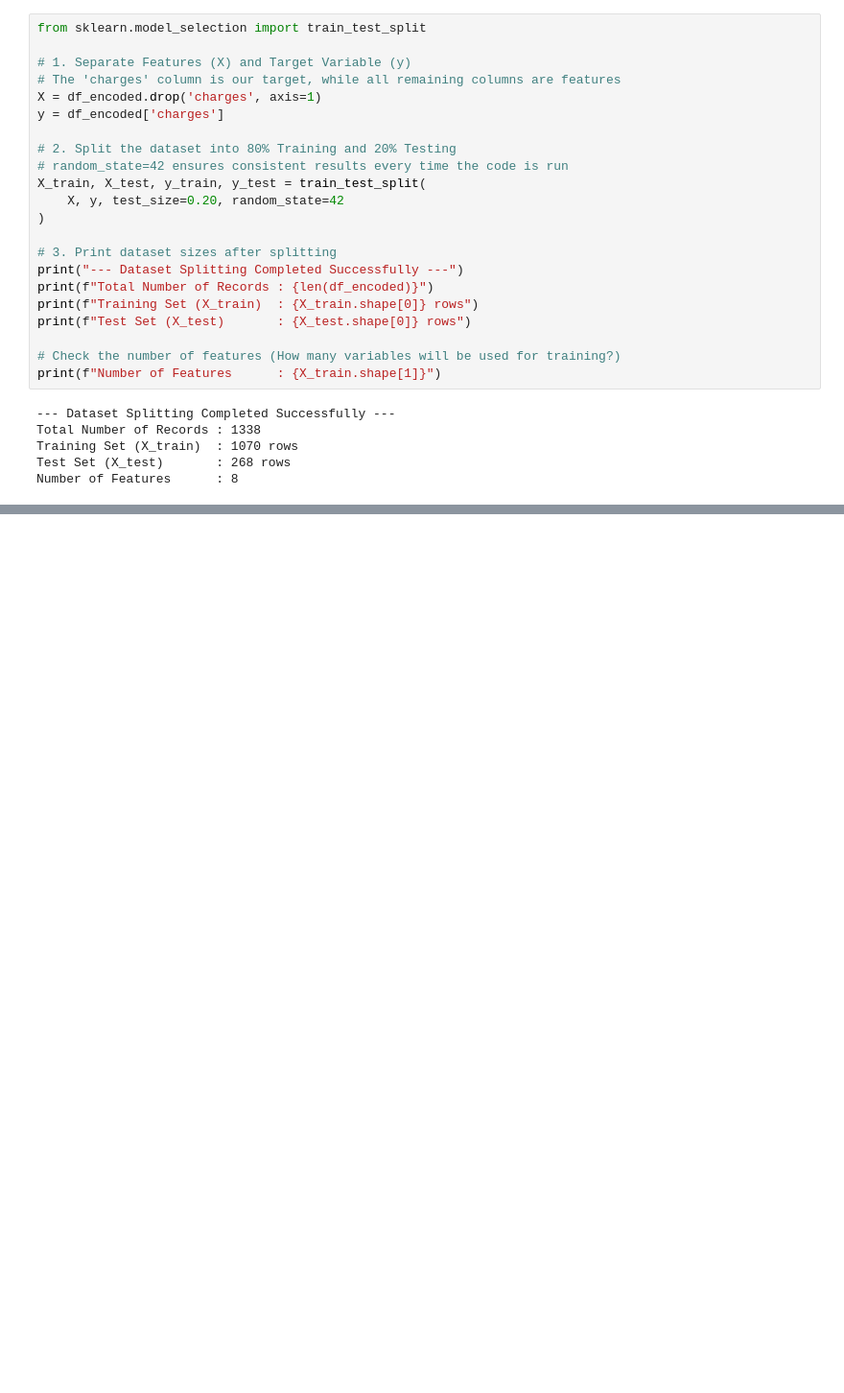
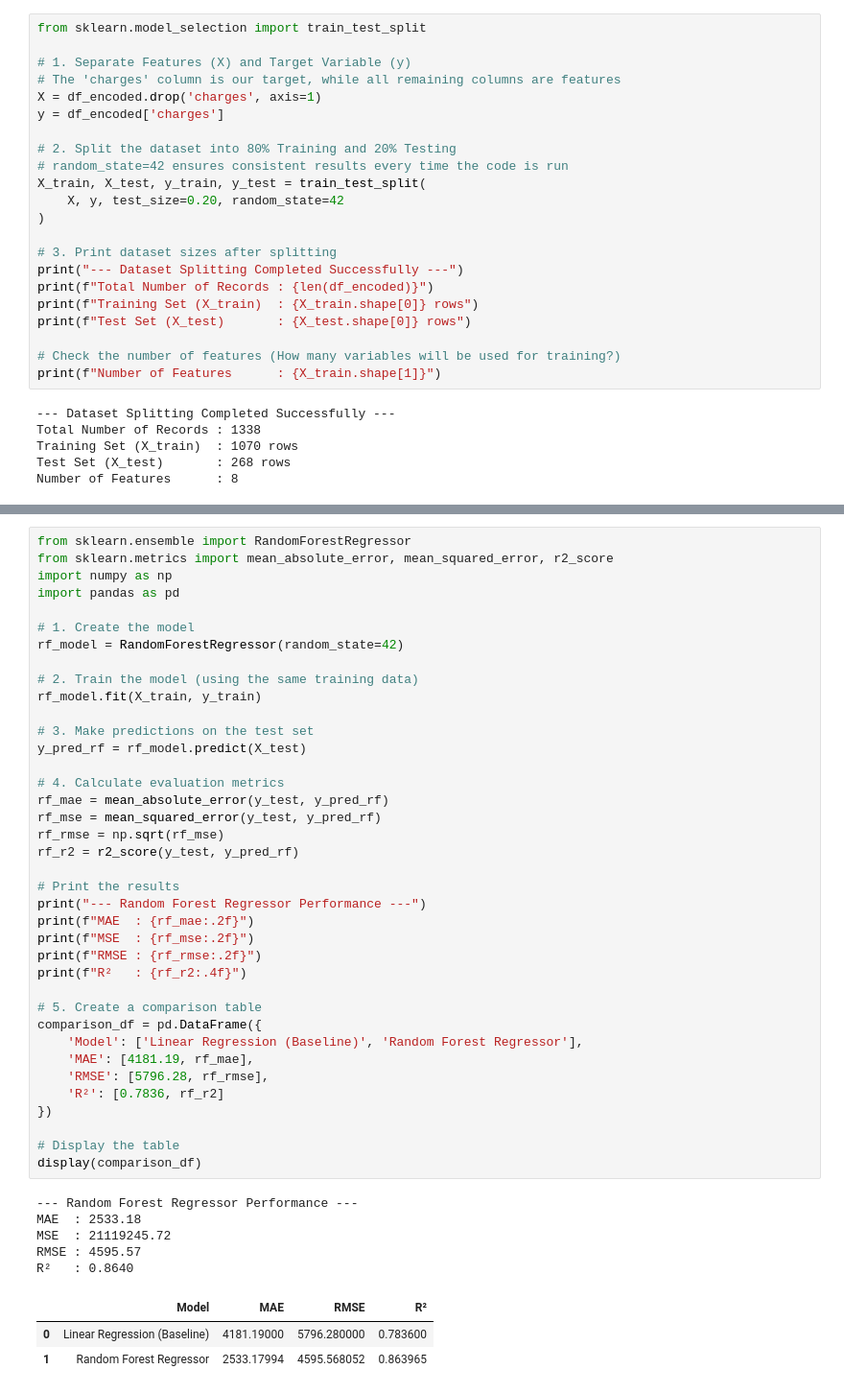
Before and after one commit to amineacar/Insurance-Cost-Estimate, a Jupyter notebook: notebooks/exploratory_analysis.ipynb, the cells around one changed output, grey strips where cells are left out. Shown at 96% size. Cells and saved outputs as stored; diff of their text form; blank space fills up the shorter version.

```diff
--- a/notebooks/exploratory_analysis.ipynb
+++ b/notebooks/exploratory_analysis.ipynb
@@ -363,0 +422,47 @@ NameError: name 'X_train' is not defined
+# %%
+from sklearn.ensemble import RandomForestRegressor
+from sklearn.metrics import mean_absolute_error, mean_squared_error, r2_score
+import numpy as np
+import pandas as pd
+
+# 1. Create the model
+rf_model = RandomForestRegressor(random_state=42)
+
+# 2. Train the model (using the same training data)
+rf_model.fit(X_train, y_train)
+
+# 3. Make predictions on the test set
+y_pred_rf = rf_model.predict(X_test)
+
+# 4. Calculate evaluation metrics
+rf_mae = mean_absolute_error(y_test, y_pred_rf)
+rf_mse = mean_squared_error(y_test, y_pred_rf)
+rf_rmse = np.sqrt(rf_mse)
+rf_r2 = r2_score(y_test, y_pred_rf)
+
+# Print the results
+print("--- Random Forest Regressor Performance ---")
+print(f"MAE  : {rf_mae:.2f}")
+print(f"MSE  : {rf_mse:.2f}")
+print(f"RMSE : {rf_rmse:.2f}")
+print(f"R²   : {rf_r2:.4f}")
+
+# 5. Create a comparison table
+comparison_df = pd.DataFrame({
+    'Model': ['Linear Regression (Baseline)', 'Random Forest Regressor'],
+    'MAE': [4181.19, rf_mae],
+    'RMSE': [5796.28, rf_rmse],
+    'R²': [0.7836, rf_r2]
+})
+
+# Display the table
+display(comparison_df)
+# %% [output]
+--- Random Forest Regressor Performance ---
+MAE  : 2533.18
+MSE  : 21119245.72
+RMSE : 4595.57
+R²   : 0.8640
+|  | Model | MAE | RMSE | R² |
+| 0 | Linear Regression (Baseline) | 4181.19000 | 5796.280000 | 0.783600 |
+| 1 | Random Forest Regressor | 2533.17994 | 4595.568052 | 0.863965 |
```
Also changed, not shown: parts of 7 cells of this notebook.
